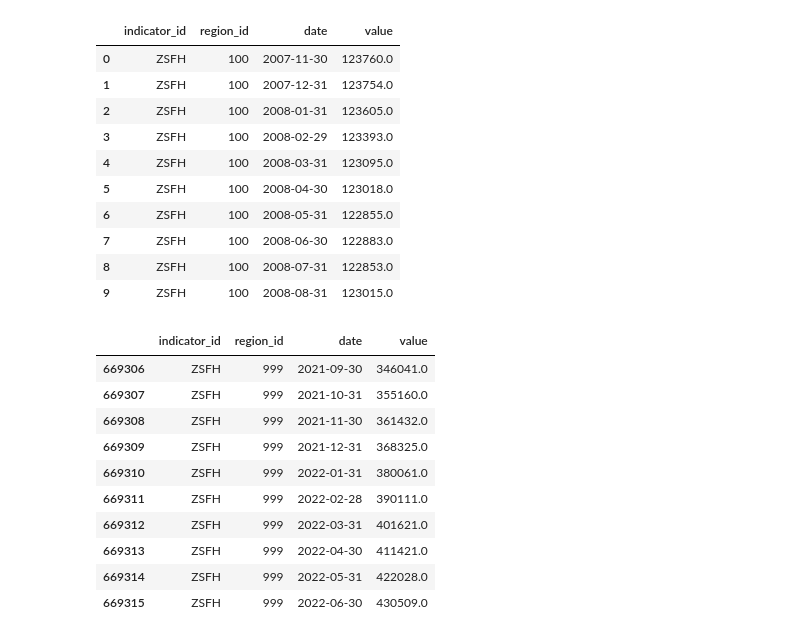
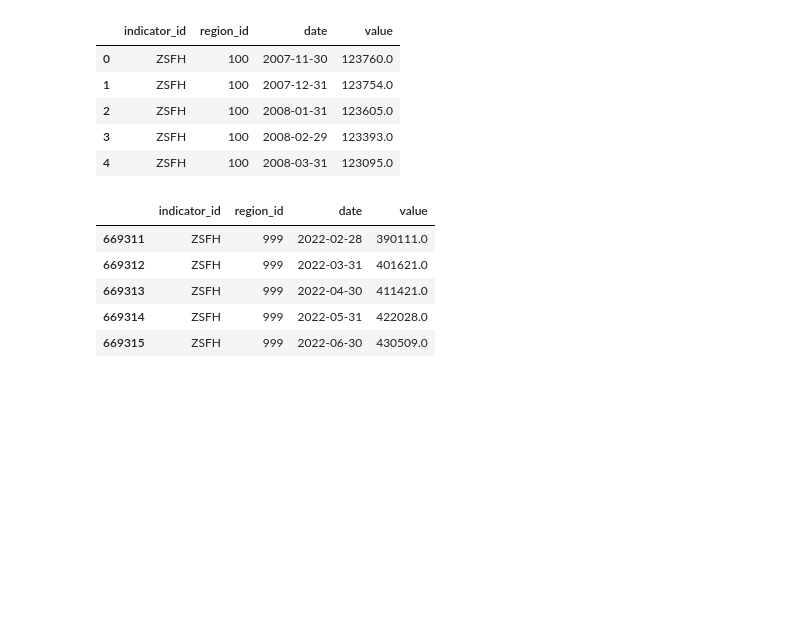
Before and after one commit to quinnwong31/Realestate_of_Mind, a Jupyter notebook: API_testing.ipynb, the cells around one changed output. Cells and saved outputs as stored; diff of their text form; code cells hidden in the pictures; blank space fills up the shorter version.

```diff
--- a/API_testing.ipynb
+++ b/API_testing.ipynb
@@ -75,35 +65,23 @@ DataLinkError: (Status 413) Something went wrong. Please try again. If you conti
 shutil.unpack_archive('db.zip')
 # %%
 # Reading in Database
-
 zillow_data=pd.read_csv(
     Path('ZILLOW_DATA_d5d2ff90eb7172dbde848ea36de12dfe.csv')
 )
+
+# Check the Zillow sales data
+display(zillow_data.head())
+display(zillow_data.tail())
+# %% [output]
+|  | indicator_id | region_id | date | value |
+| 0 | ZSFH | 100 | 2007-11-30 | 123760.0 |
+| 1 | ZSFH | 100 | 2007-12-31 | 123754.0 |
+| 2 | ZSFH | 100 | 2008-01-31 | 123605.0 |
+| 3 | ZSFH | 100 | 2008-02-29 | 123393.0 |
+| 4 | ZSFH | 100 | 2008-03-31 | 123095.0 |
+|  | indicator_id | region_id | date | value |
+| 669311 | ZSFH | 999 | 2022-02-28 | 390111.0 |
+| 669312 | ZSFH | 999 | 2022-03-31 | 401621.0 |
+| 669313 | ZSFH | 999 | 2022-04-30 | 411421.0 |
+| 669314 | ZSFH | 999 | 2022-05-31 | 422028.0 |
+| 669315 | ZSFH | 999 | 2022-06-30 | 430509.0 |
-# %%
-# Displaying database
-
-display(zillow_data.head(10))
-display(zillow_data.tail(10))
-# %% [output]
-|  | indicator_id | region_id | date | value |
-| 0 | ZSFH | 100 | 2007-11-30 | 123760.0 |
-| 1 | ZSFH | 100 | 2007-12-31 | 123754.0 |
-| 2 | ZSFH | 100 | 2008-01-31 | 123605.0 |
-| 3 | ZSFH | 100 | 2008-02-29 | 123393.0 |
-| 4 | ZSFH | 100 | 2008-03-31 | 123095.0 |
-| 5 | ZSFH | 100 | 2008-04-30 | 123018.0 |
-| 6 | ZSFH | 100 | 2008-05-31 | 122855.0 |
-| 7 | ZSFH | 100 | 2008-06-30 | 122883.0 |
-| 8 | ZSFH | 100 | 2008-07-31 | 122853.0 |
-| 9 | ZSFH | 100 | 2008-08-31 | 123015.0 |
-|  | indicator_id | region_id | date | value |
-| 669306 | ZSFH | 999 | 2021-09-30 | 346041.0 |
-| 669307 | ZSFH | 999 | 2021-10-31 | 355160.0 |
-| 669308 | ZSFH | 999 | 2021-11-30 | 361432.0 |
-| 669309 | ZSFH | 999 | 2021-12-31 | 368325.0 |
-| 669310 | ZSFH | 999 | 2022-01-31 | 380061.0 |
-| 669311 | ZSFH | 999 | 2022-02-28 | 390111.0 |
-| 669312 | ZSFH | 999 | 2022-03-31 | 401621.0 |
-| 669313 | ZSFH | 999 | 2022-04-30 | 411421.0 |
-| 669314 | ZSFH | 999 | 2022-05-31 | 422028.0 |
-| 669315 | ZSFH | 999 | 2022-06-30 | 430509.0 |
```
Also changed, not shown: parts of 17 cells of this notebook.
